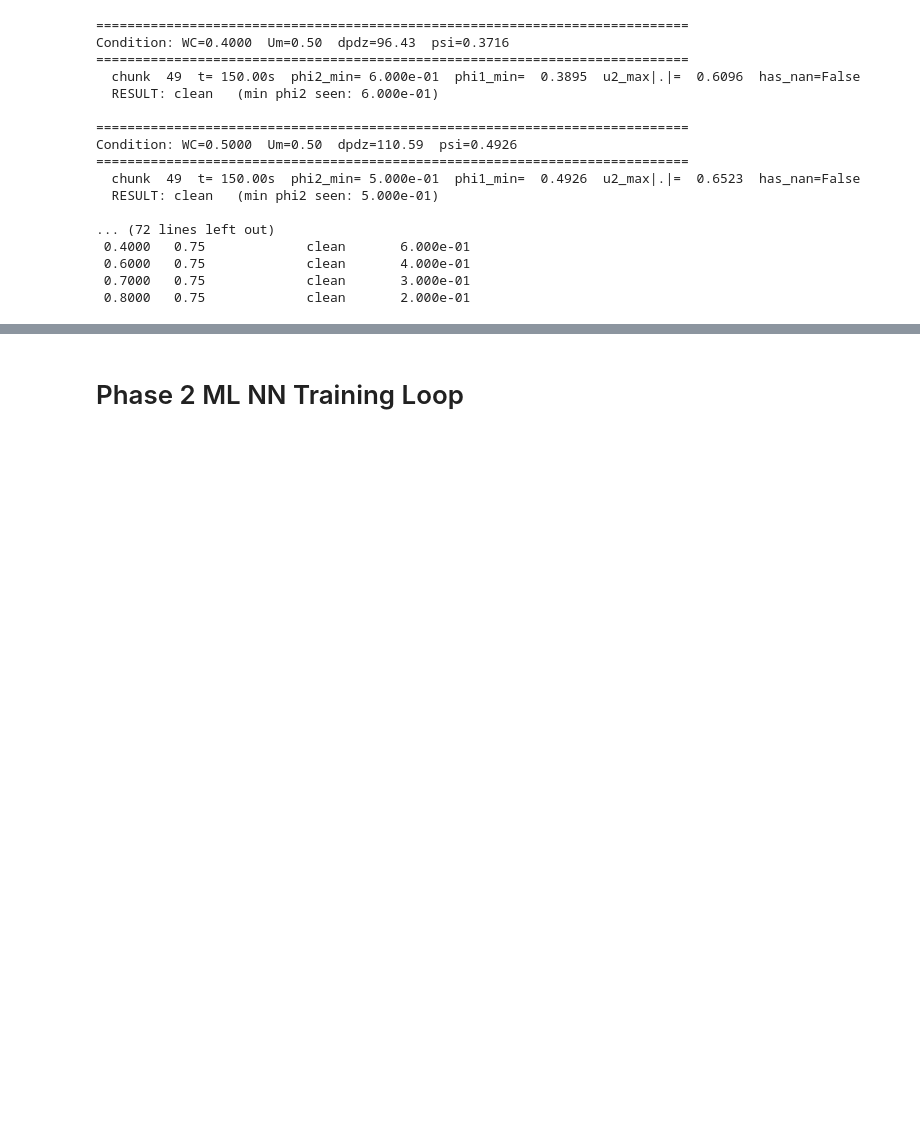
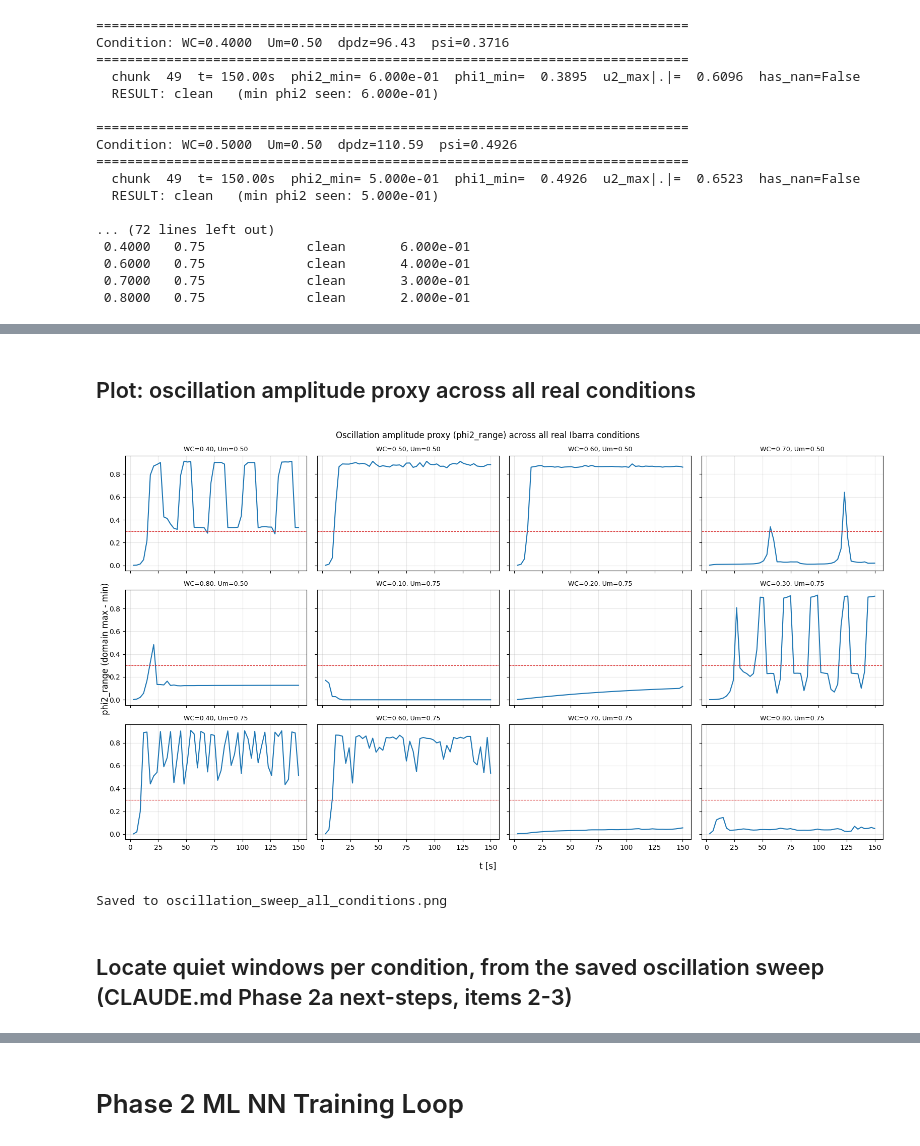
Before and after one commit to maschm176/mixtureTheoryFlow_jax, a Jupyter notebook: mixtureTheoryFlow_jax.ipynb, the cells around one changed output, grey strips where cells are left out. Saved outputs shown, nothing was run; the diff lists cells and outputs as text; code cells hidden in the pictures; blank space fills up the shorter version.

```diff
--- a/mixtureTheoryFlow_jax.ipynb
+++ b/mixtureTheoryFlow_jax.ipynb
@@ -3127,0 +3534,35 @@ Condition: WC=0.5000  Um=0.50  dpdz=110.59  psi=0.4926
+# %% [markdown]
+## Plot: oscillation amplitude proxy across all real conditions
+# %%
+# ── Plot: phi2_range vs time, one subplot per condition ─────────────────────────
+import numpy as np
+import matplotlib.pyplot as plt
+
+n_cond = len(oscillation_sweep_results)
+n_cols = 4
+n_rows = int(np.ceil(n_cond / n_cols))
+
+fig, axes = plt.subplots(n_rows, n_cols, figsize=(4*n_cols, 3*n_rows), sharex=True, sharey=True)
+axes = np.array(axes).reshape(-1)
+
+for ax, r in zip(axes, oscillation_sweep_results):
+    ax.plot(r['t'], r['phi2_range'], color='tab:blue')
+    ax.axhline(phi2_range_flag_threshold, color='tab:red', linestyle='--', linewidth=0.8)
+    ax.set_title(f"WC={r['WC']:.2f}, Um={r['Um']:.2f}", fontsize=9)
+    ax.grid(alpha=0.3)
+
+for ax in axes[n_cond:]:
+    ax.axis('off')
+
+fig.supxlabel('t [s]')
+fig.supylabel('phi2_range (domain max - min)')
+fig.suptitle('Oscillation amplitude proxy (phi2_range) across all real Ibarra conditions')
+plt.tight_layout()
+plt.savefig('oscillation_sweep_all_conditions.png', dpi=150, facecolor='white')
+plt.show()
+print("Saved to oscillation_sweep_all_conditions.png")
+# %% [output]
+[figure, added]
+Saved to oscillation_sweep_all_conditions.png
+# %% [markdown]
+## Locate quiet windows per condition, from the saved oscillation sweep (CLAUDE.md Phase 2a next-steps, items 2-3)
```
Also changed, not shown: parts of 10 cells of this notebook.
